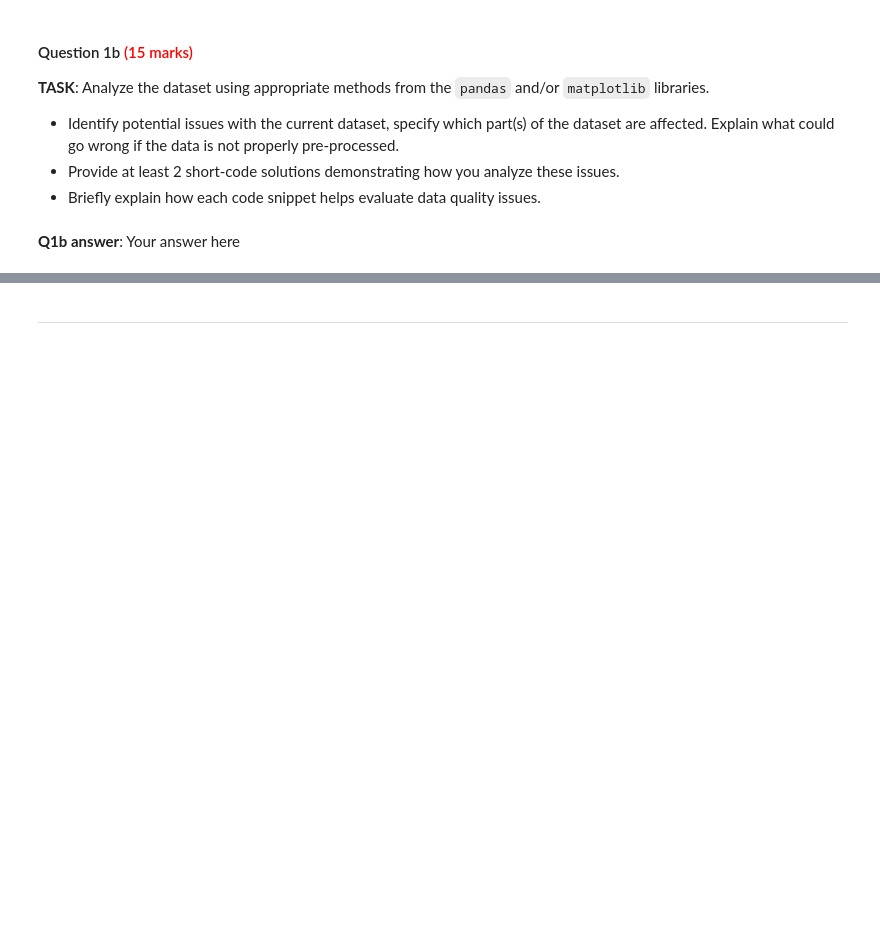
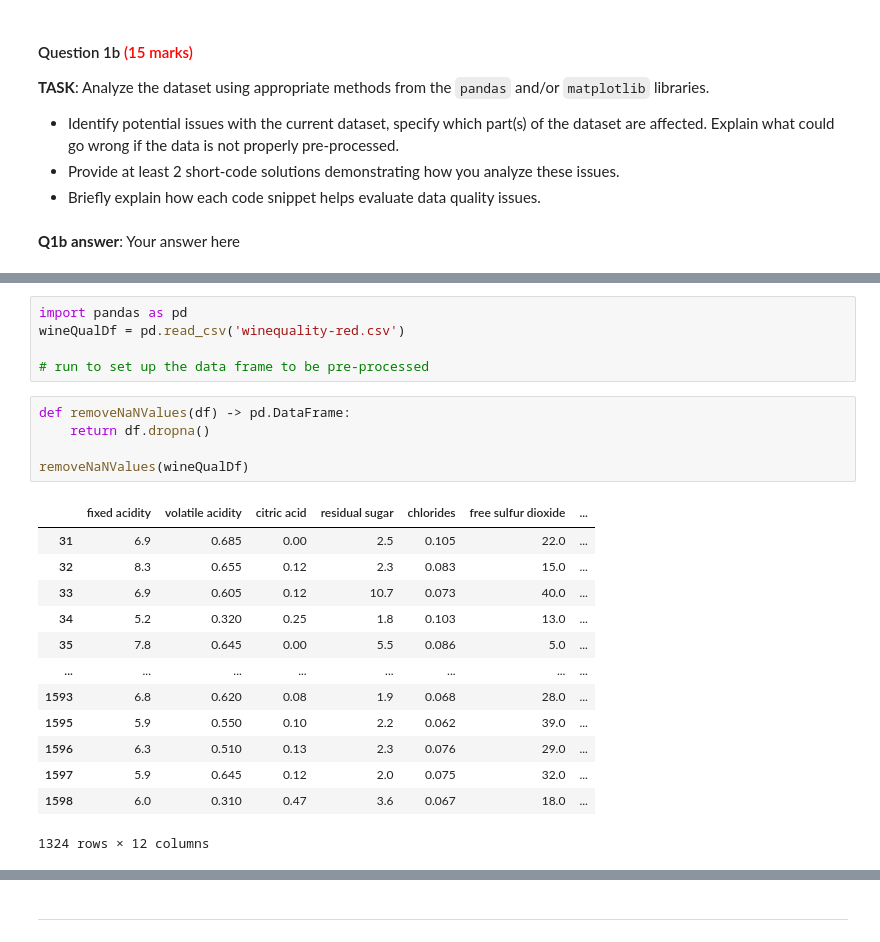
Before and after one commit to Littleguygabe/Python-Backup, a Jupyter notebook: comp1008/cwk/202425_COMP1008_cw_psygb6.ipynb, the cells around one changed output, grey strips where cells are left out. Saved outputs shown, nothing was run; the diff lists cells and outputs as text; blank space fills up the shorter version.

```diff
--- a/comp1008/cwk/202425_COMP1008_cw_psygb6.ipynb
+++ b/comp1008/cwk/202425_COMP1008_cw_psygb6.ipynb
@@ -49,0 +68,24 @@ Please check the detailed instructions at the end of this template file.
+# %%
+import pandas as pd
+wineQualDf = pd.read_csv('winequality-red.csv')
+
+# run to set up the data frame to be pre-processed
+# %%
+def removeNaNValues(df) -> pd.DataFrame:
+    return df.dropna()
+
+removeNaNValues(wineQualDf)
+# %% [output]
+|  | fixed acidity | volatile acidity | citric acid | residual sugar | chlorides | free sulfur dioxide | ... |
+| 31 | 6.9 | 0.685 | 0.00 | 2.5 | 0.105 | 22.0 | ... |
+| 32 | 8.3 | 0.655 | 0.12 | 2.3 | 0.083 | 15.0 | ... |
+| 33 | 6.9 | 0.605 | 0.12 | 10.7 | 0.073 | 40.0 | ... |
+| 34 | 5.2 | 0.320 | 0.25 | 1.8 | 0.103 | 13.0 | ... |
+| 35 | 7.8 | 0.645 | 0.00 | 5.5 | 0.086 | 5.0 | ... |
+| ... | ... | ... | ... | ... | ... | ... | ... |
+| 1593 | 6.8 | 0.620 | 0.08 | 1.9 | 0.068 | 28.0 | ... |
+| 1595 | 5.9 | 0.550 | 0.10 | 2.2 | 0.062 | 39.0 | ... |
+| 1596 | 6.3 | 0.510 | 0.13 | 2.3 | 0.076 | 29.0 | ... |
+| 1597 | 5.9 | 0.645 | 0.12 | 2.0 | 0.075 | 32.0 | ... |
+| 1598 | 6.0 | 0.310 | 0.47 | 3.6 | 0.067 | 18.0 | ... |
+1324 rows × 12 columns
```
Also changed, not shown: parts of 8 cells of this notebook, 3 other files.
